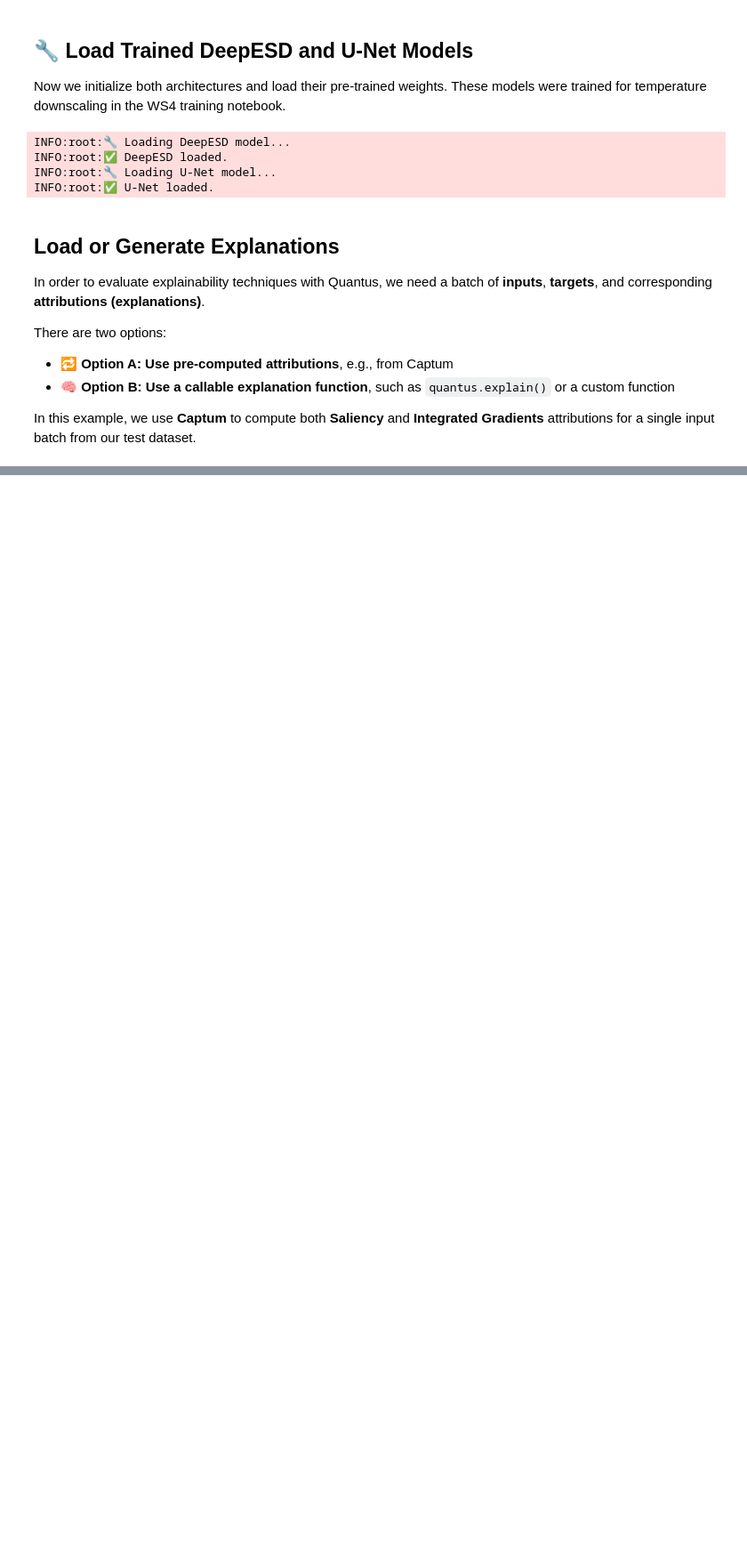
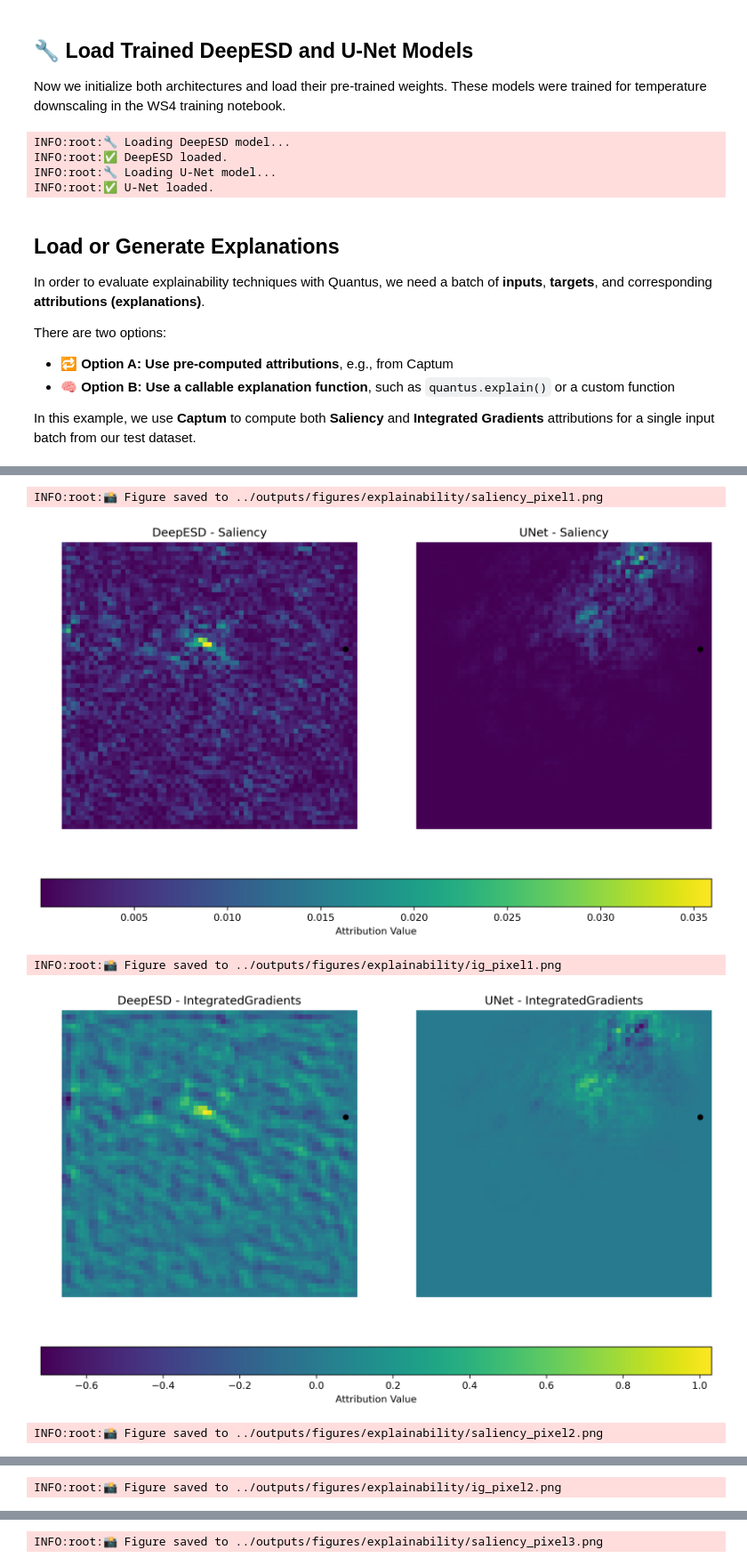
Before and after one commit to aperezvelasco/clear-climate-ws4, a Jupyter notebook: notebooks/explainability.ipynb, the cells around one changed output, grey strips where cells are left out. Shown at 89% size. Saved outputs shown, nothing was run; the diff lists cells and outputs as text; code cells hidden in the pictures; blank space fills up the shorter version.

````diff
--- a/notebooks/explainability.ipynb
+++ b/notebooks/explainability.ipynb
@@ -125,15 +126,15 @@ input_shape = input_sample.shape[-2:]
 output_shape = target_sample.shape[-2:]
 
 logging.info("🔧 Loading DeepESD model...")
-deepesd = DeepESD(input_shape, output_shape, 1, 1)
-deepesd.load_state_dict(torch.load(model_path_deepesd, map_location=DEVICE))
-deepesd.to(DEVICE).eval()
+deepesd_model = DeepESD(input_shape, output_shape, 1, 1)
+deepesd_model.load_state_dict(torch.load(model_path_deepesd, map_location=DEVICE))
+deepesd_model.to(DEVICE).eval()
 logging.info("✅ DeepESD loaded.")
 
 logging.info("🔧 Loading U-Net model...")
-unet = UNet(input_shape, output_shape, 1, 1)
-unet.load_state_dict(torch.load(model_path_unet, map_location=DEVICE))
-unet.to(DEVICE).eval()
+unet_model = UNet(input_shape, output_shape, 1, 1)
+unet_model.load_state_dict(torch.load(model_path_unet, map_location=DEVICE))
+unet_model.to(DEVICE).eval()
 logging.info("✅ U-Net loaded.")
 # %% [output]
 INFO:root:🔧 Loading DeepESD model...
@@ -196,0 +303,7 @@ AssertionError: Target not provided when necessary, cannot take gradient with re
+# %%
+from IPython.display import Markdown, display
+
+with open("../source/plot_explanation_maps.py", "r") as f:
+    code = f.read()
+
+display(Markdown(f"```python\n{code}\n```"))
@@ -196,0 +348,32 @@ AssertionError: Target not provided when necessary, cannot take gradient with re
+# %%
+# Generate and save explanation figures
+for i in range(5):
+    lat_idx, lon_idx = deepesd_pixels[i]
+
+    output_path = plot_explanation_map(
+        attributions["DeepESD"]["saliency"][i],
+        attributions["UNet"]["saliency"][i],
+        titles=["DeepESD - Saliency", "UNet - Saliency"],
+        suptitle=f"Pixel {i+1} - Saliency",
+        filename=f"../outputs/figures/explainability/saliency_pixel{i+1}.png",
+        pixel_coords=(lat_idx, lon_idx),
+    )
+    logging.info(f"📸 Figure saved to {output_path}")
+    display(Image(output_path))
+
+    output_path = plot_explanation_map(
+        attributions["DeepESD"]["ig"][i],
+        attributions["UNet"]["ig"][i],
+        titles=["DeepESD - IntegratedGradients", "UNet - IntegratedGradients"],
+        suptitle=f"Pixel {i+1} - Integrated Gradients",
+        filename=f"../outputs/figures/explainability/ig_pixel{i+1}.png",
+        pixel_coords=(lat_idx, lon_idx),
+    )
+    logging.info(f"📸 Figure saved to {output_path}")
+    display(Image(output_path))
+# %% [output]
+INFO:root:📸 Figure saved to ../outputs/figures/explainability/saliency_pixel1.png
+[figure, added]
+INFO:root:📸 Figure saved to ../outputs/figures/explainability/ig_pixel1.png
+[figure, added]
+INFO:root:📸 Figure saved to ../outputs/figures/explainability/saliency_pixel2.png
@@ -196,0 +381 @@ AssertionError: Target not provided when necessary, cannot take gradient with re
+INFO:root:📸 Figure saved to ../outputs/figures/explainability/ig_pixel2.png
@@ -196,0 +383 @@ AssertionError: Target not provided when necessary, cannot take gradient with re
+INFO:root:📸 Figure saved to ../outputs/figures/explainability/saliency_pixel3.png
````
Also changed, not shown: parts of 7 cells of this notebook, 9 other files.
